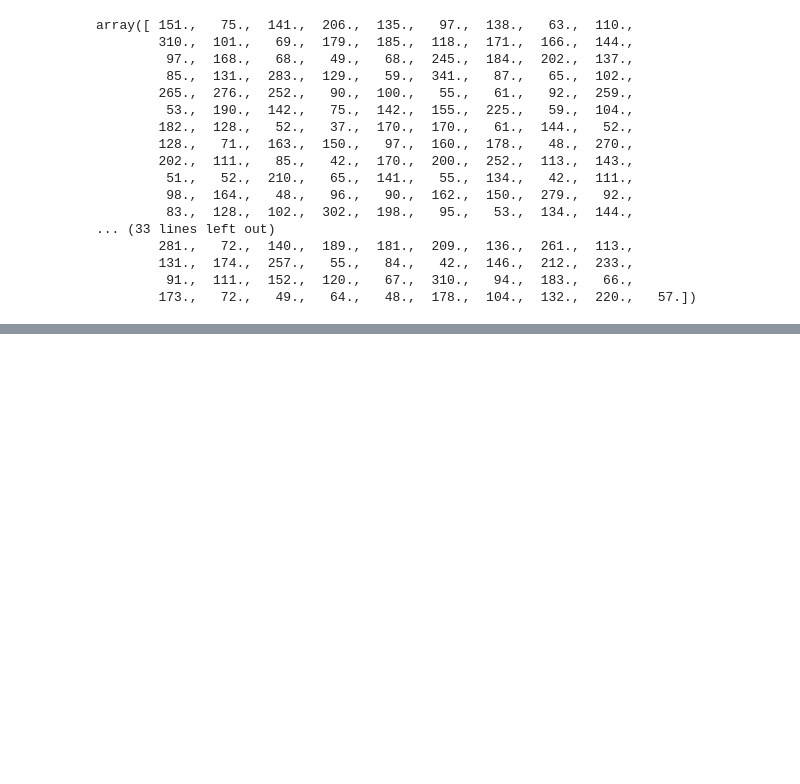
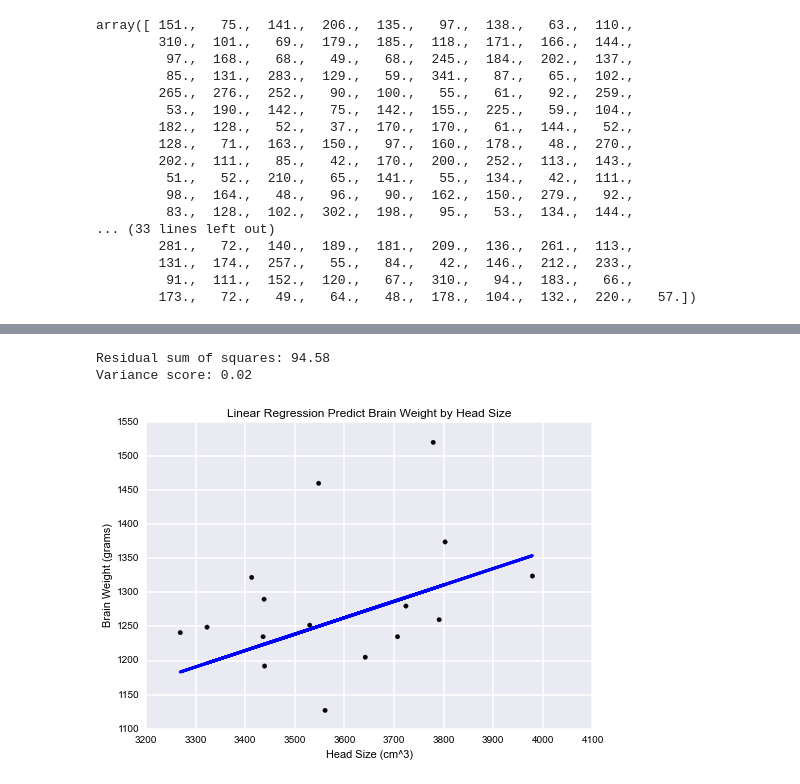
Before and after one commit to nyghtowl/PyCon_2014, a Jupyter notebook: Linear_Regression_WB.ipynb, the cells around one changed output, grey strips where cells are left out. Drawn from its saved outputs; the diff is of its cells as text; code cells hidden in the pictures; blank space fills up the shorter version.

```diff
--- a/Linear_Regression_WB.ipynb
+++ b/Linear_Regression_WB.ipynb
@@ -77,0 +84,6 @@ Variance score: 0.00
+# %%
+main()
+# %% [output]
+Residual sum of squares: 94.58
+Variance score: 0.02
+[figure, added]
```
Also changed, not shown: parts of 12 cells of this notebook, 7 other files.
